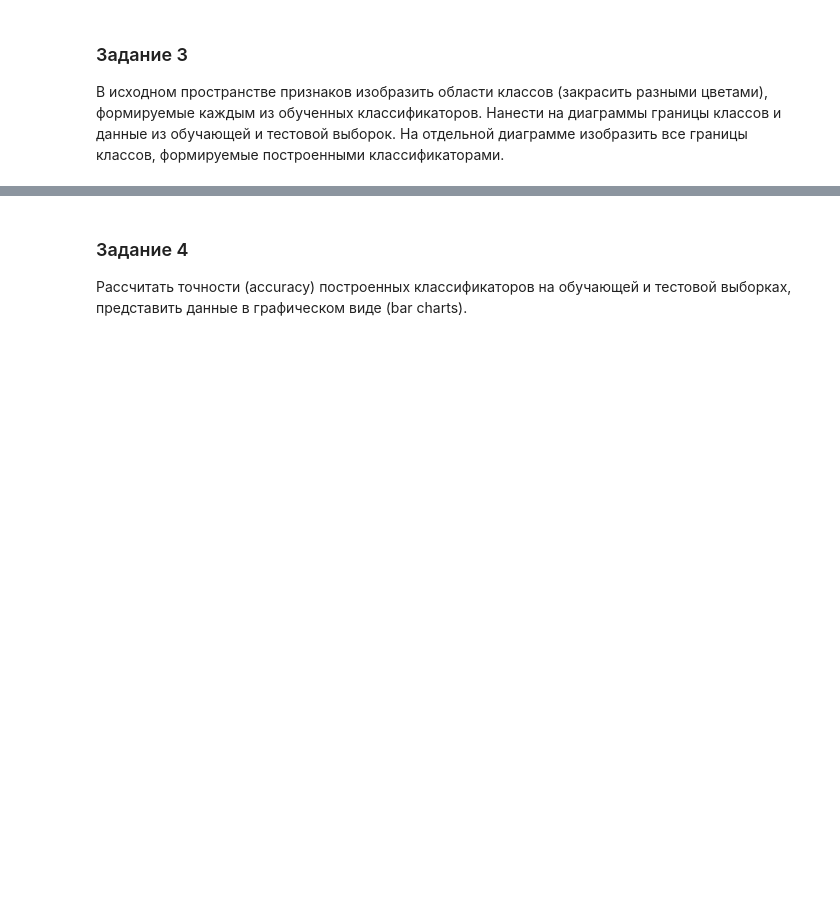
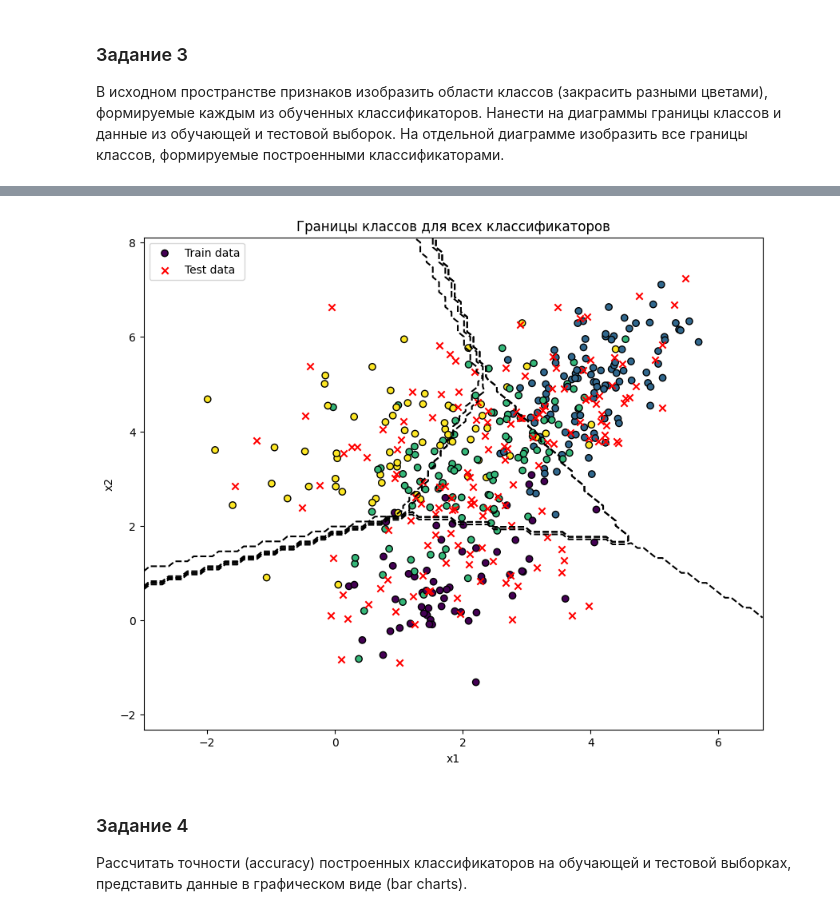
Before and after one commit to nekit2-002/ml-labs, a Jupyter notebook: laba2/laba2.ipynb, the cells around one changed output, grey strips where cells are left out. Cells and saved outputs as stored; diff of their text form; code cells hidden in the pictures; blank space fills up the shorter version.

```diff
--- a/laba2/laba2.ipynb
+++ b/laba2/laba2.ipynb
@@ -217,3 +261,31 @@ for name, clf in classifiers.items():
+# %%
+
+# Общая визуализация для всех классификаторов
+plt.figure(figsize=(10, 8))
+for idx, (name, clf) in enumerate(classifiers.items()):
+    # Получаем предсказания для сетки
+    grid_predictions, _ = clf.predict_all(
+        pd.DataFrame(grid_points, columns=['x1', 'x2']))
+    grid_predictions = np.array(grid_predictions)
+
+    # Преобразуем предсказания в форму сетки
+    Z = np.array([np.argmax(pred)
+                 for pred in grid_predictions]).reshape(xx.shape)
+
+    plt.contour(xx, yy, Z, levels=[0.5 + idx,
+                1.5 + idx], colors='k', linestyles='--')
+
+plt.scatter(X_train['x1'], X_train['x2'], c=y_train,
+            edgecolor='k', marker='o', label='Train data')
+plt.scatter(X_test['x1'], X_test['x2'], c='red',
+            edgecolor='k', marker='x', label='Test data')
+plt.title('Границы классов для всех классификаторов')
+plt.xlabel('x1')
+plt.ylabel('x2')
+plt.legend()
+plt.show()
+# %% [output]
+[figure, added]
 # %% [markdown]
 ### Задание 4
 Рассчитать точности (accuracy) построенных классификаторов на обучающей и тестовой выборках, представить данные в графическом виде (bar charts).
```
Also changed, not shown: parts of 6 cells of this notebook.
